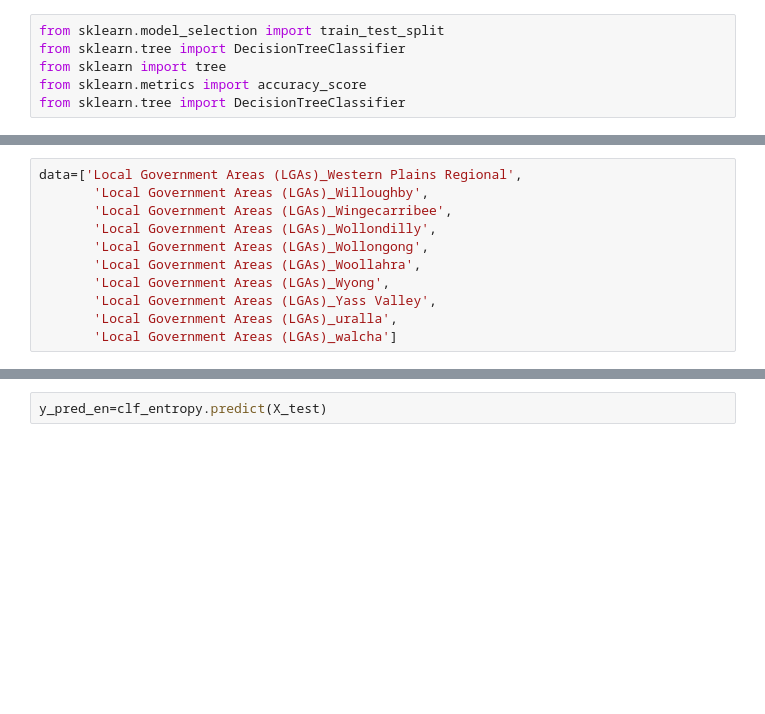
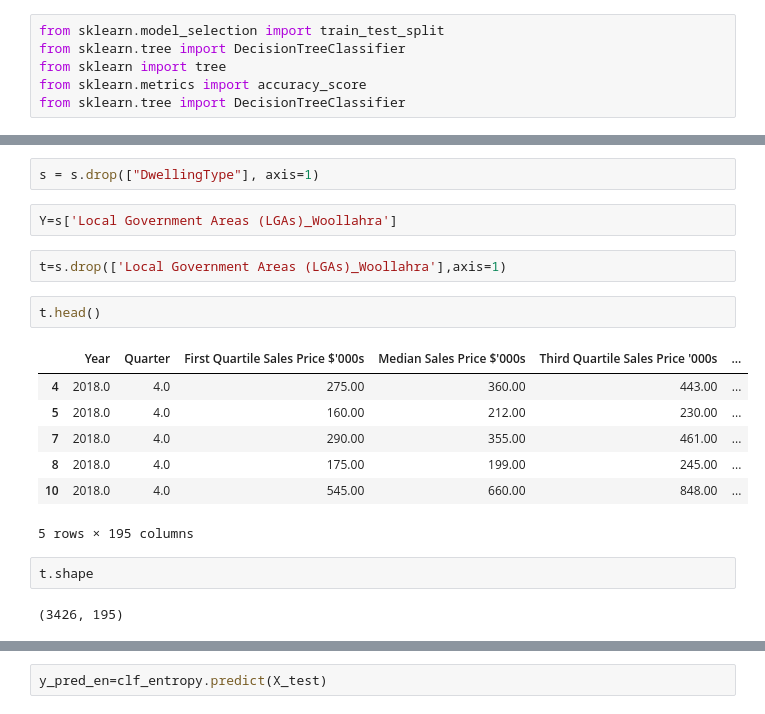
Before and after one commit to alyssa-raphaella/ITEC657_Project_GroupB, a Jupyter notebook: SALES.ipynb, the cells around one changed output, grey strips where cells are left out. Cells and saved outputs as stored; diff of their text form; blank space fills up the shorter version.

```diff
--- a/SALES.ipynb
+++ b/SALES.ipynb
@@ -152,12 +152,21 @@ Index(['Year', 'Quarter', 'DwellingType', 'First Quartile Sales Price\n$'000s',
-# %%
-data=['Local Government Areas (LGAs)_Western Plains Regional',
-       'Local Government Areas (LGAs)_Willoughby',
-       'Local Government Areas (LGAs)_Wingecarribee',
-       'Local Government Areas (LGAs)_Wollondilly',
-       'Local Government Areas (LGAs)_Wollongong',
-       'Local Government Areas (LGAs)_Woollahra',
-       'Local Government Areas (LGAs)_Wyong',
-       'Local Government Areas (LGAs)_Yass Valley',
-       'Local Government Areas (LGAs)_uralla',
-       'Local Government Areas (LGAs)_walcha']
+# %%
+s = s.drop(["DwellingType"], axis=1)
+# %%
+Y=s['Local Government Areas (LGAs)_Woollahra']
+# %%
+t=s.drop(['Local Government Areas (LGAs)_Woollahra'],axis=1)
+# %%
+t.head()
+# %% [output]
+|  | Year | Quarter | First Quartile Sales Price $'000s | Median Sales Price $'000s | Third Quartile Sales Price '000s | ... |
+| 4 | 2018.0 | 4.0 | 275.00 | 360.00 | 443.00 | ... |
+| 5 | 2018.0 | 4.0 | 160.00 | 212.00 | 230.00 | ... |
+| 7 | 2018.0 | 4.0 | 290.00 | 355.00 | 461.00 | ... |
+| 8 | 2018.0 | 4.0 | 175.00 | 199.00 | 245.00 | ... |
+| 10 | 2018.0 | 4.0 | 545.00 | 660.00 | 848.00 | ... |
+5 rows × 195 columns
+# %%
+t.shape
+# %% [output]
+(3426, 195)
 # %%
```
Also changed, not shown: parts of 26 cells of this notebook.
